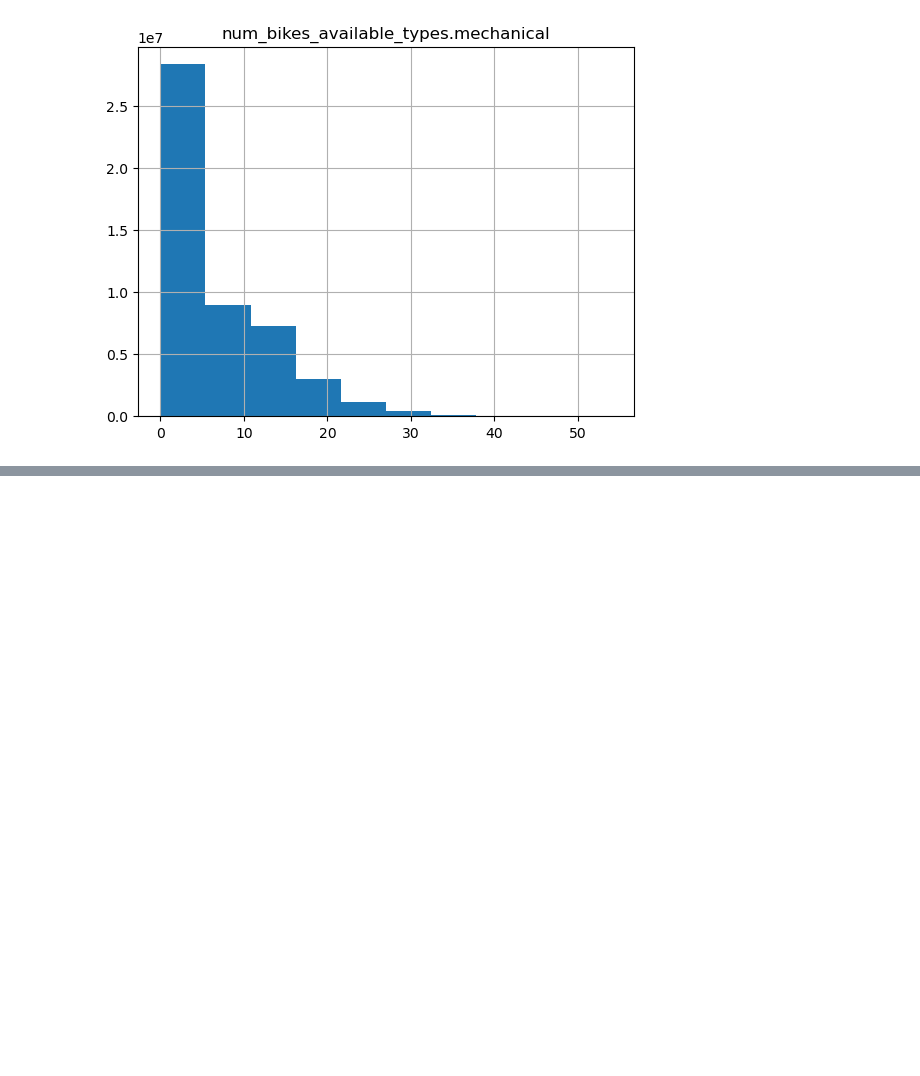
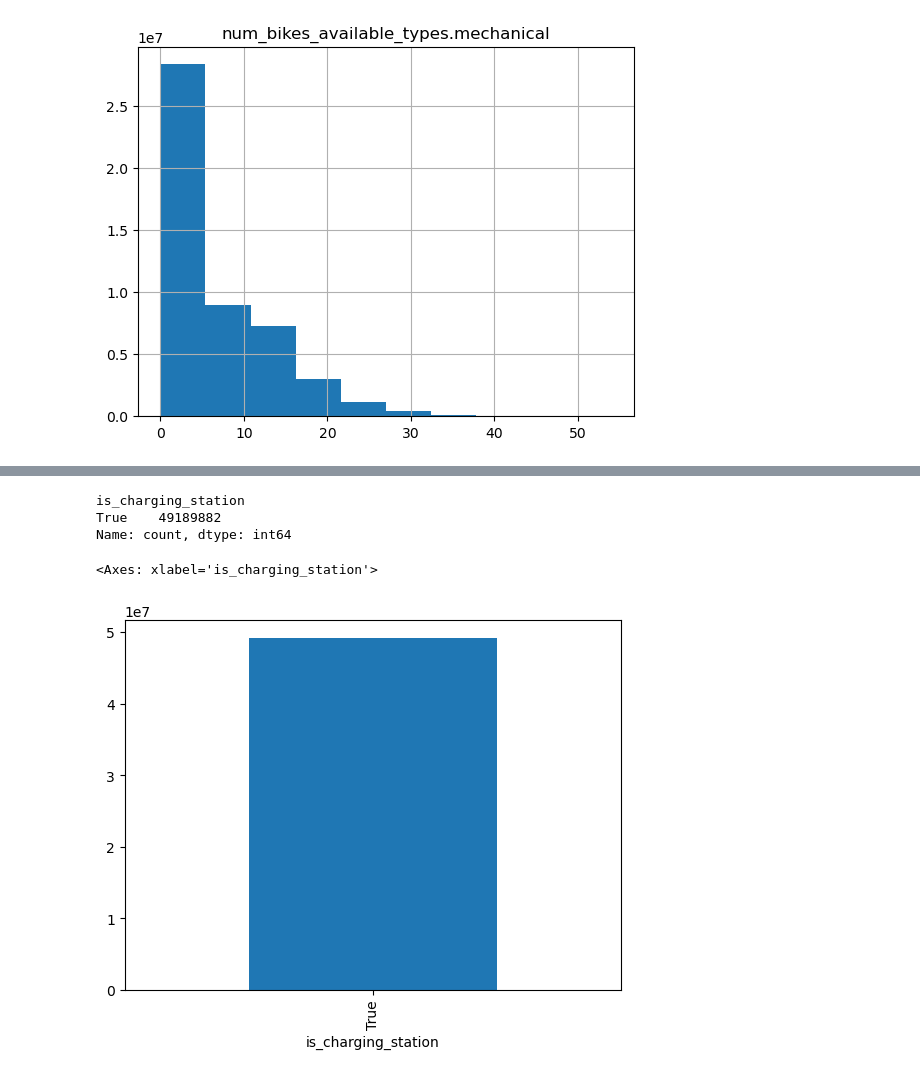
Before and after one commit to carlotalacasav/Gorrapiedra-proyecto, a Jupyter notebook: freestyle_ale.ipynb, the cells around one changed output, grey strips where cells are left out. Saved outputs shown, nothing was run; the diff lists cells and outputs as text; code cells hidden in the pictures; blank space fills up the shorter version.

```diff
--- a/freestyle_ale.ipynb
+++ b/freestyle_ale.ipynb
@@ -60,0 +73,9 @@ array([[<Axes: title={'center': 'num_bikes_available_types.mechanical'}>]],
+# %%
+print(data['is_charging_station'].value_counts())
+data['is_charging_station'].value_counts().plot.bar()
+# %% [output]
+is_charging_station
+True    49189882
+Name: count, dtype: int64
+<Axes: xlabel='is_charging_station'>
+[figure, added]
```
Also changed, not shown: parts of 11 cells of this notebook.
